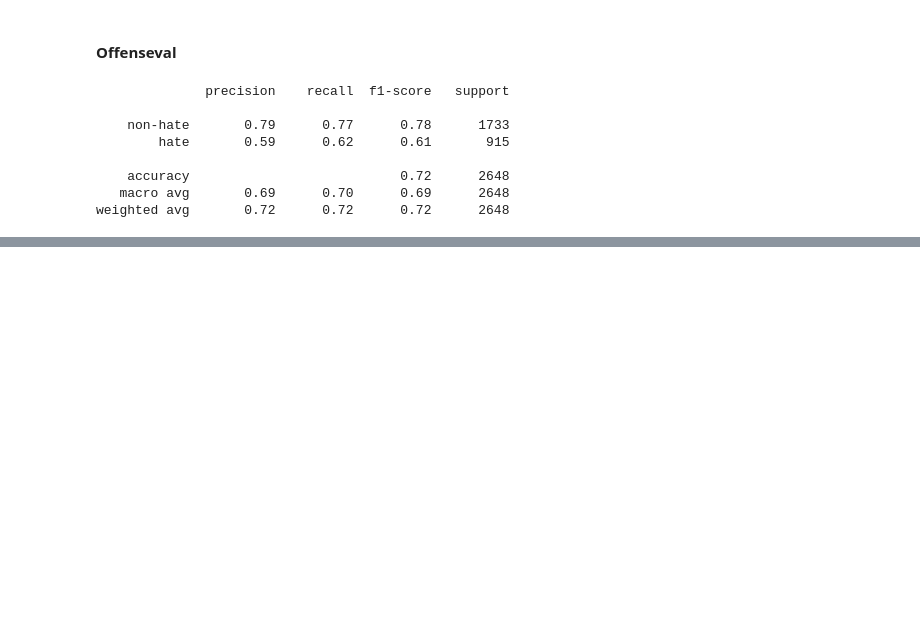
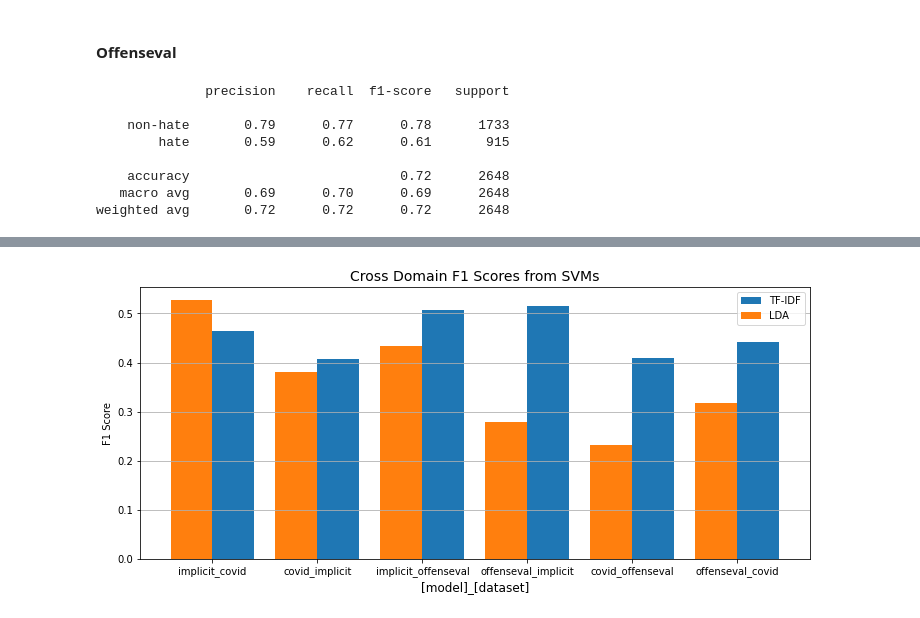
Before and after one commit to kaimckeever/cs6471-project, a Jupyter notebook: src/analysis/lda.ipynb, the cells around one changed output, grey strips where cells are left out. Drawn from its saved outputs; the diff is of its cells as text; code cells hidden in the pictures; blank space fills up the shorter version.

```diff
--- a/src/analysis/lda.ipynb
+++ b/src/analysis/lda.ipynb
@@ -197,0 +380,2 @@ weighted avg       0.72      0.72      0.72      2648
+# %%
+f1_scores_crossdomain["covid_offenseval"] = [f1_score(offenseval_df_test['label'], covid_offenseval_preds_lda, average='macro'), f1_score(offenseval_df_test['label'], covid_offenseval_preds_tfidf, average='macro')]
@@ -197,0 +384,3 @@ weighted avg       0.72      0.72      0.72      2648
+# %%
+offenseval_covid_preds_lda = svm_offenseval_lda.predict(covid_test_vectors)
+print(classification_report(covid_df_test['label'], offenseval_covid_preds_lda, labels=[0, 1], target_names=['non-hate', 'hate']))
@@ -197,0 +396,3 @@ weighted avg       0.72      0.72      0.72      2648
+# %%
+offenseval_covid_preds_tfidf = svm_offenseval_tfidf.predict(covid_tfidf_test)
+print(classification_report(covid_df_test['label'], offenseval_covid_preds_tfidf, labels=[0, 1], target_names=['non-hate', 'hate']))
@@ -197,0 +408,17 @@ weighted avg       0.72      0.72      0.72      2648
+# %%
+f1_scores_crossdomain["offenseval_covid"] = [f1_score(covid_df_test['label'], offenseval_covid_preds_lda, average='macro'), f1_score(covid_df_test['label'], offenseval_covid_preds_tfidf, average='macro')]
+# %%
+# make a wide figure
+fig, ax = plt.subplots(figsize=(12, 5))
+x_axis = np.arange(len(f1_scores_crossdomain.keys()))
+plt.bar(x_axis + 0.2, [y[1] for y in list(f1_scores_crossdomain.values())], align='center', width=0.4, label='TF-IDF')
+plt.bar(x_axis - 0.2, [y[0] for y in list(f1_scores_crossdomain.values())], align='center', width=0.4, label='LDA')
+plt.xticks(x_axis, list(f1_scores_crossdomain.keys()))
+plt.xlabel('[model]_[dataset]', fontsize=12)
+plt.ylabel('F1 Score')
+plt.title('Cross Domain F1 Scores from SVMs', fontsize=14)
+plt.grid(True, axis='y')
+plt.legend()
+plt.show()
+# %% [output]
+[figure, added]
```
Also changed, not shown: parts of 48 cells of this notebook.
